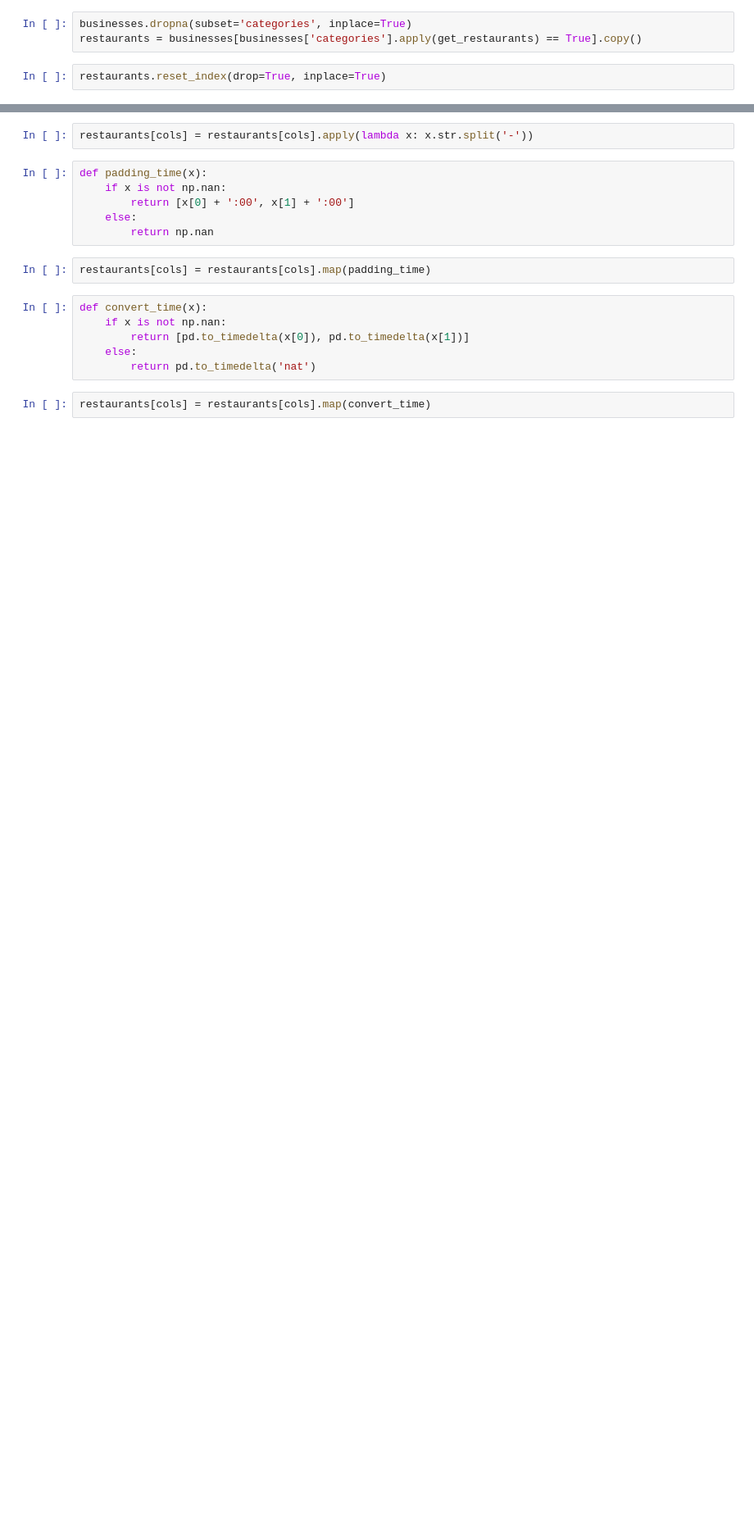
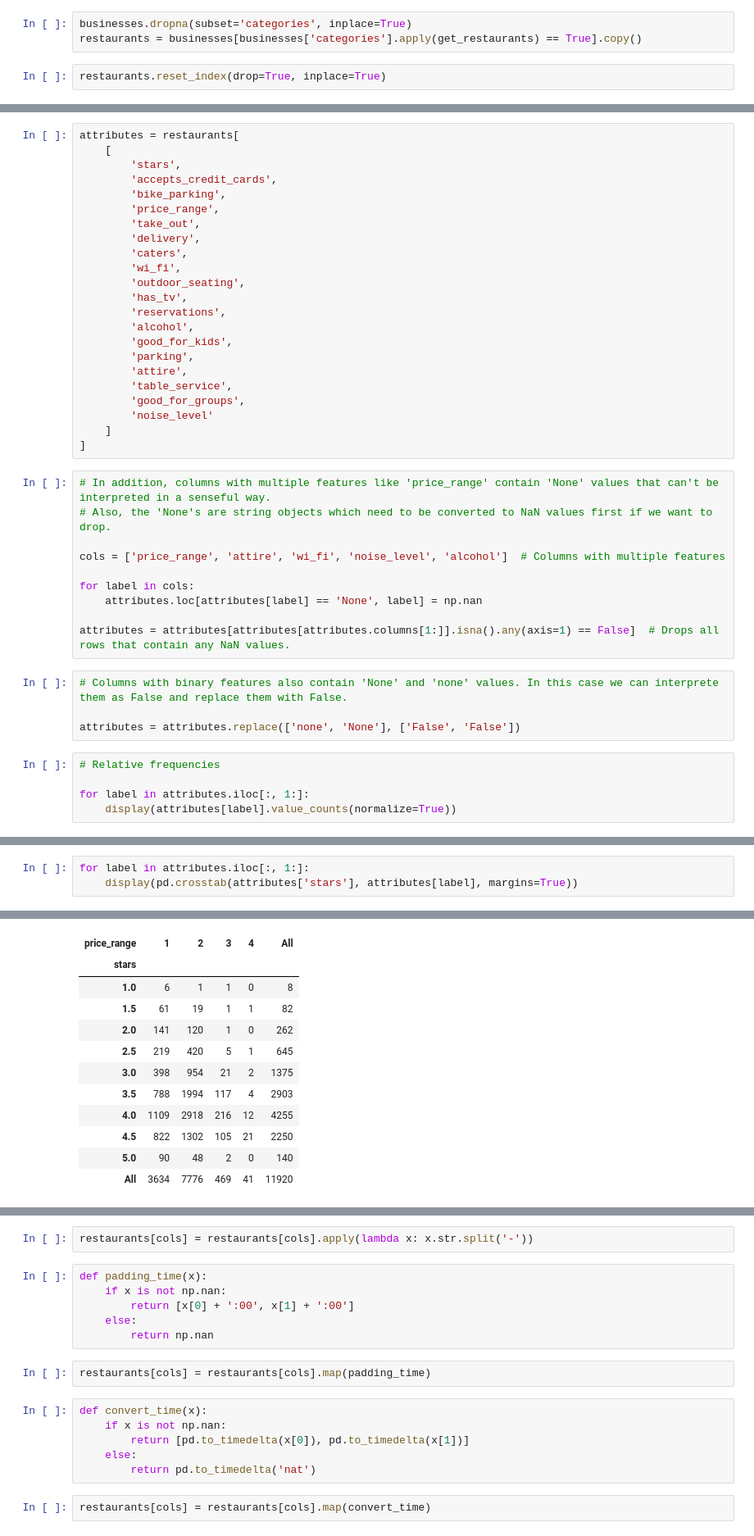
Before and after one commit to raska0010/yelp-customer-reviews, a Jupyter notebook: data_cleaning.ipynb, the cells around one changed output, grey strips where cells are left out. Shown at 82% size. Saved outputs shown, nothing was run; the diff lists cells and outputs as text; blank space fills up the shorter version.

Commit message:
Add crosstables and distribution tables of attributes

```diff
--- a/data_cleaning.ipynb
+++ b/data_cleaning.ipynb
@@ -191,0 +191,42 @@ plt.show();
+# %%
+attributes = restaurants[
+    [
+        'stars',
+        'accepts_credit_cards',
+        'bike_parking',
+        'price_range',
+        'take_out',
+        'delivery',
+        'caters',
+        'wi_fi',
+        'outdoor_seating',
+        'has_tv',
+        'reservations',
+        'alcohol',
+        'good_for_kids',
+        'parking',
+        'attire',
+        'table_service',
+        'good_for_groups',
+        'noise_level'
+    ]
+]
+# %%
+# In addition, columns with multiple features like 'price_range' contain 'None' values that can't be interpreted in a senseful way.
+# Also, the 'None's are string objects which need to be converted to NaN values first if we want to drop.
+
+cols = ['price_range', 'attire', 'wi_fi', 'noise_level', 'alcohol']  # Columns with multiple features
+
+for label in cols:
+    attributes.loc[attributes[label] == 'None', label] = np.nan
+
+attributes = attributes[attributes[attributes.columns[1:]].isna().any(axis=1) == False]  # Drops all rows that contain any NaN values.
+# %%
+# Columns with binary features also contain 'None' and 'none' values. In this case we can interprete them as False and replace them with False.
+
+attributes = attributes.replace(['none', 'None'], ['False', 'False'])
+# %%
+# Relative frequencies
+
+for label in attributes.iloc[:, 1:]:
+    display(attributes[label].value_counts(normalize=True))
@@ -191,0 +287,4 @@ plt.show();
+# %%
+for label in attributes.iloc[:, 1:]:
+    display(pd.crosstab(attributes['stars'], attributes[label], margins=True))
+# %% [output]
@@ -191,0 +315,12 @@ plt.show();
+| price_range | 1 | 2 | 3 | 4 | All |
+| stars |  |  |  |  |  |
+| 1.0 | 6 | 1 | 1 | 0 | 8 |
+| 1.5 | 61 | 19 | 1 | 1 | 82 |
+| 2.0 | 141 | 120 | 1 | 0 | 262 |
+| 2.5 | 219 | 420 | 5 | 1 | 645 |
+| 3.0 | 398 | 954 | 21 | 2 | 1375 |
+| 3.5 | 788 | 1994 | 117 | 4 | 2903 |
+| 4.0 | 1109 | 2918 | 216 | 12 | 4255 |
+| 4.5 | 822 | 1302 | 105 | 21 | 2250 |
+| 5.0 | 90 | 48 | 2 | 0 | 140 |
+| All | 3634 | 7776 | 469 | 41 | 11920 |
```
Also changed, not shown: parts of 50 cells of this notebook.
